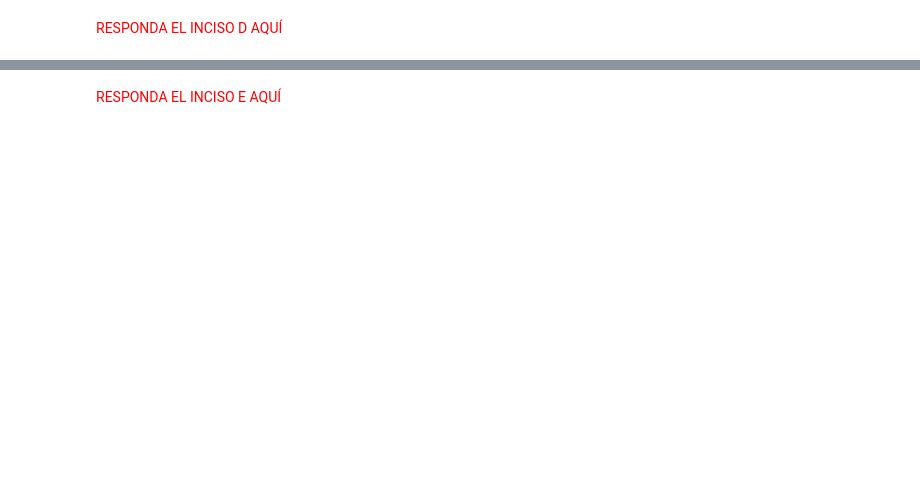
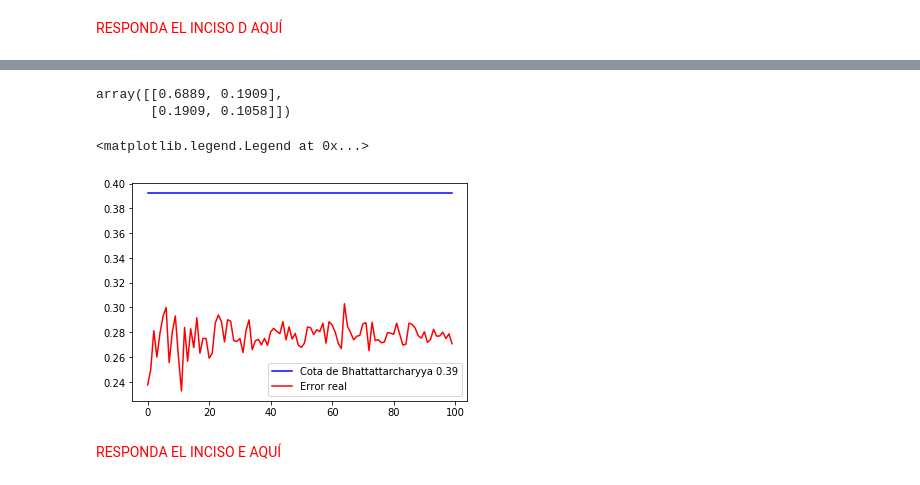
Before and after one commit to git-lu/intro-aprendizaje, a Jupyter notebook: practicos/IntML2020_Teoria_bayesiana_Normal_con_sol.ipynb, the cells around one changed output, grey strips where cells are left out. Drawn from its saved outputs; the diff is of its cells as text; code cells hidden in the pictures; blank space fills up the shorter version.

```diff
--- a/practicos/IntML2020_Teoria_bayesiana_Normal_con_sol.ipynb
+++ b/practicos/IntML2020_Teoria_bayesiana_Normal_con_sol.ipynb
@@ -514,2 +635,35 @@ No entendí muy bien a qué se refería con usar solamente X1, y creo que no ent
+# %%
+def bhatta(P,mu1,mu2,sigma1,sigma2,n):
+    aprioris = np.sqrt(np.prod(P))
+    # calculamos cuantas distribuciones tenemos
+    if n>=2:
+        t1_1 = (1/8)*(mu2-mu1).transpose()
+        t1_2 = np.dot(inv((sigma1+sigma2)*0.5),mu2-mu1)
+        t1 = c.dot(t1_1,t1_2)
+        t2 = 0.5*np.log((det(sigma1+sigma2)/2)/np.sqrt(det(sigma1)*det(sigma2)))
+    else:
+        # Tenemos desviacion estandar, no matriz de varianzacovarianza
+        t1_1 = (1/8)*(mu2-mu1)
+        t1_2 = (sigma1+sigma2)*0.5*(mu2-mu1)
+        t1 = t1_1*t1_2
+        t2 = 0.5*np.log(((sigma1+sigma2)/2)/(np.sqrt(sigma1*sigma2)))
+    expo = t1+t2
+    bhattabound = np.exp(-expo)*aprioris
+
+    return bhattabound
+# %%
+sigma
+# %% [output]
+array([[0.6889, 0.1909],
+       [0.1909, 0.1058]])
+# %%
+bhattabound = bhatta(np.array([0.5,0.5]),0,1,sigma[0][0],sigma[1][1],1)
+fig,ax = plt.subplots()
+plt.plot([bhattabound]*100,c='b',label='Cota de Bhattattarcharyya {:.2f}'.format(bhattabound))
+plt.plot(errores,c='r',label='Error real')
+plt.legend(loc='best')
+# %% [output]
+<matplotlib.legend.Legend at 0x...>
+[figure, added]
 # %% [markdown]
  <span style="color:red"> RESPONDA EL INCISO E AQUÍ </span>
```
Also changed, not shown: parts of 34 cells of this notebook, 1 other file.
